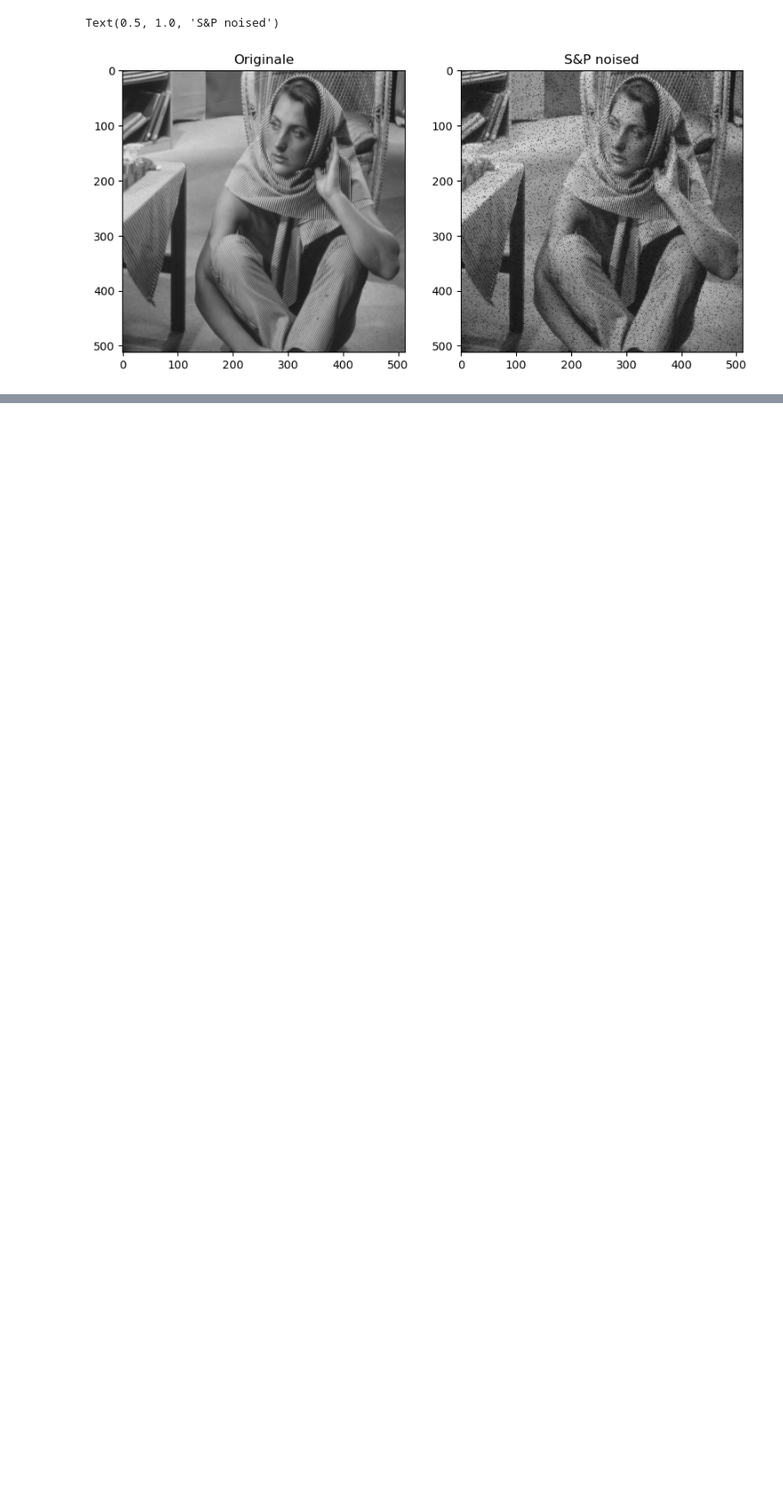
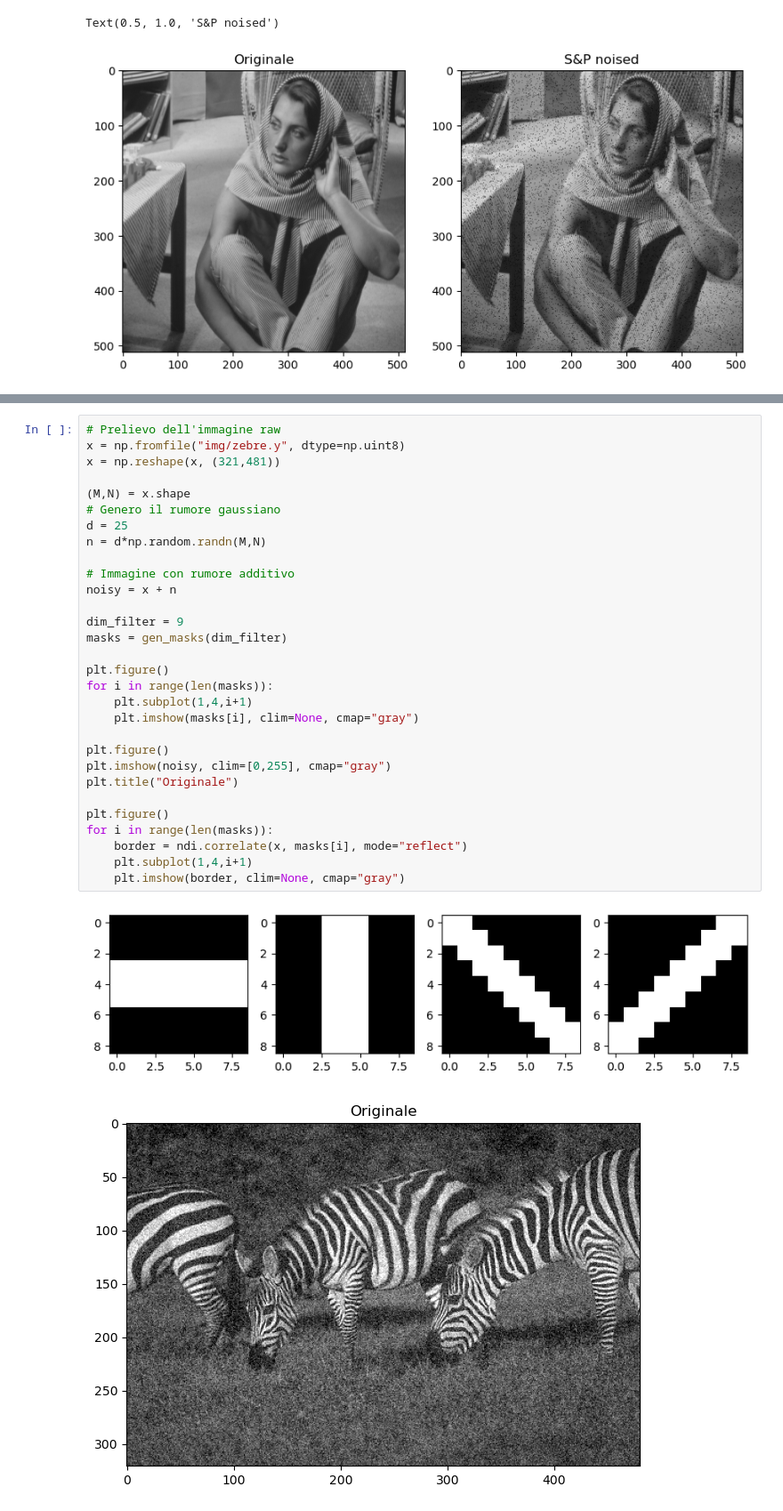
Before and after one commit to Agda78/elaborazione_dei_segnali_multimediali, a Jupyter notebook: Esercizi/1_space_domain/4_filtraggio.ipynb, the cells around one changed output, grey strips where cells are left out. Shown at 89% size. Drawn from its saved outputs; the diff is of its cells as text; blank space fills up the shorter version.

```diff
--- a/Esercizi/1_space_domain/4_filtraggio.ipynb
+++ b/Esercizi/1_space_domain/4_filtraggio.ipynb
@@ -273,0 +413,33 @@ for i in range(len(mask_size)):
+# %%
+# Prelievo dell'immagine raw
+x = np.fromfile("img/zebre.y", dtype=np.uint8)
+x = np.reshape(x, (321,481))
+
+(M,N) = x.shape
+# Genero il rumore gaussiano
+d = 25
+n = d*np.random.randn(M,N)
+
+# Immagine con rumore additivo
+noisy = x + n
+
+dim_filter = 9
+masks = gen_masks(dim_filter)
+
+plt.figure()
+for i in range(len(masks)):
+    plt.subplot(1,4,i+1)
+    plt.imshow(masks[i], clim=None, cmap="gray")
+
+plt.figure()
+plt.imshow(noisy, clim=[0,255], cmap="gray")
+plt.title("Originale")
+
+plt.figure()
+for i in range(len(masks)):
+    border = ndi.correlate(x, masks[i], mode="reflect")
+    plt.subplot(1,4,i+1)
+    plt.imshow(border, clim=None, cmap="gray")
+# %% [output]
+[figure, added]
+[figure, added]
```
Also changed, not shown: parts of 6 cells of this notebook, 11 other files.
